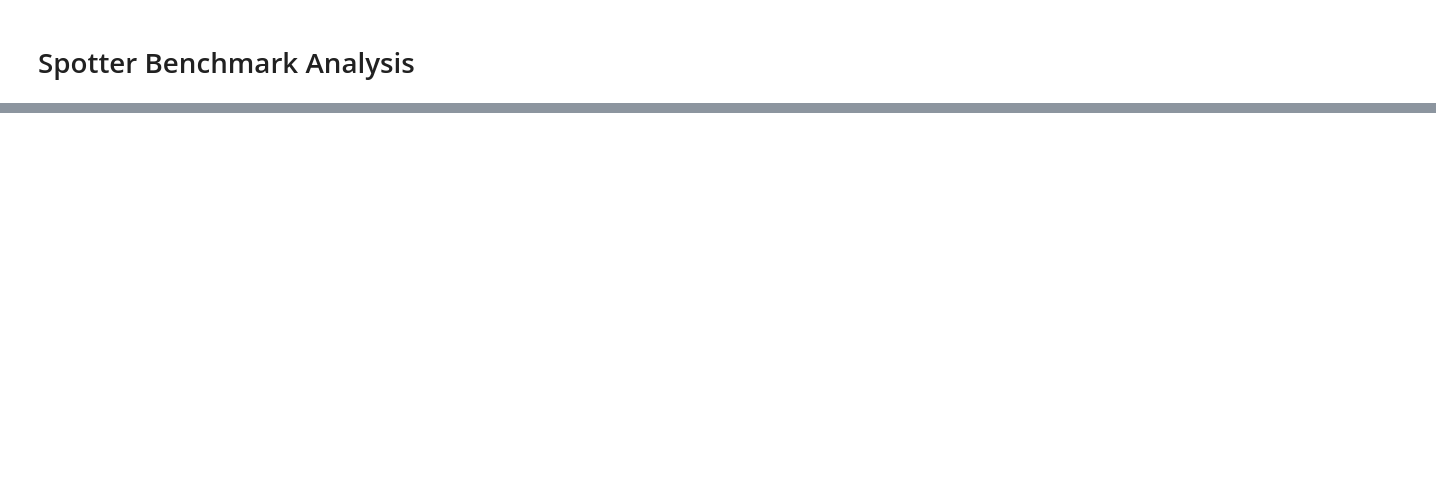
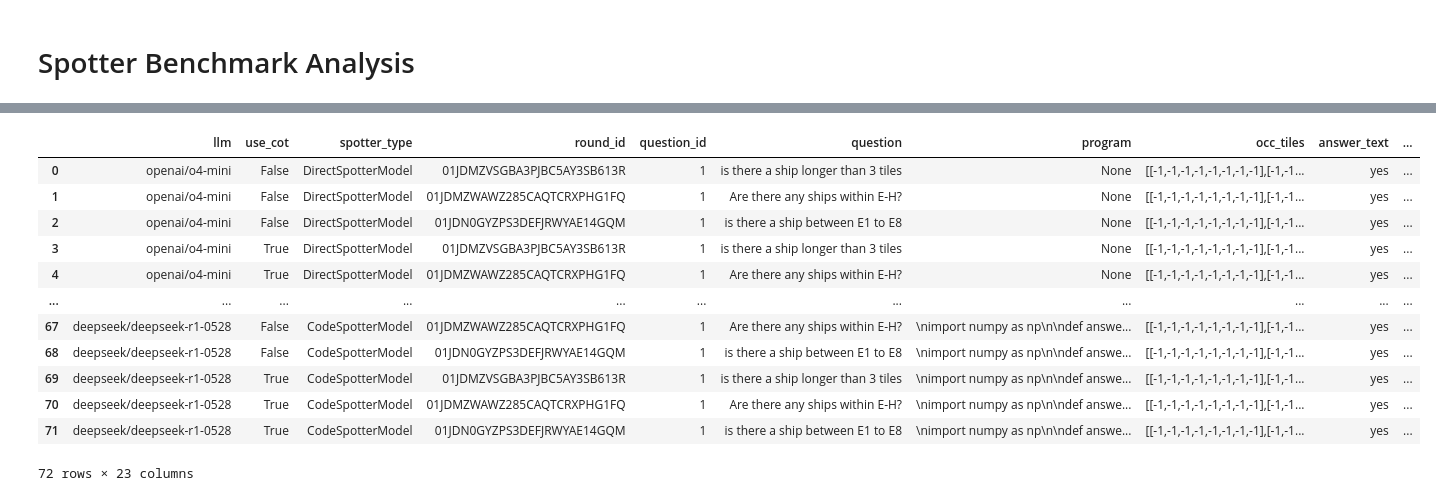
Before and after one commit to gabegrand/battleship, a Jupyter notebook: experiments/collaborative/spotter_analysis.ipynb, the cells around one changed output, grey strips where cells are left out. Saved outputs shown, nothing was run; the diff lists cells and outputs as text; code cells hidden in the pictures; blank space fills up the shorter version.

```diff
--- a/experiments/collaborative/spotter_analysis.ipynb
+++ b/experiments/collaborative/spotter_analysis.ipynb
@@ -43,20 +65,34 @@ df
 # %%
 # Add display names and categorizations for analysis
 def add_display_fields(df):
     """Add display names and categorizations to the dataframe."""
     # Add spotter type categorization
     df["spotter_type_short"] = df.apply(
-        lambda row: get_spotter_type_short(row["spotterModel"], row["CoT"]), axis=1
+        lambda row: get_spotter_type_short(row["spotter_type"], row["use_cot"]), axis=1
     )
 
     # Add model display name
-    df["model_display_name"] = df["model"].map(MODEL_DISPLAY_NAMES)
+    df["llm_display_name"] = df["llm"].map(MODEL_DISPLAY_NAMES)
 
     return df
 
 # Process the dataframe
 df = add_display_fields(df)
 df
+# %% [output]
+|  | llm | use_cot | spotter_type | round_id | question_id | question | program | occ_tiles | answer_text | ... |
+| 0 | openai/o4-mini | False | DirectSpotterModel | 01JDMZVSGBA3PJBC5AY3SB613R | 1 | is there a ship longer than 3 tiles | None | [[-1,-1,-1,-1,-1,-1,-1,-1],[-1,-1... | yes | ... |
+| 1 | openai/o4-mini | False | DirectSpotterModel | 01JDMZWAWZ285CAQTCRXPHG1FQ | 1 | Are there any ships within E-H? | None | [[-1,-1,-1,-1,-1,-1,-1,-1],[-1,-1... | yes | ... |
+| 2 | openai/o4-mini | False | DirectSpotterModel | 01JDN0GYZPS3DEFJRWYAE14GQM | 1 | is there a ship between E1 to E8 | None | [[-1,-1,-1,-1,-1,-1,-1,-1],[-1,-1... | yes | ... |
+| 3 | openai/o4-mini | True | DirectSpotterModel | 01JDMZVSGBA3PJBC5AY3SB613R | 1 | is there a ship longer than 3 tiles | None | [[-1,-1,-1,-1,-1,-1,-1,-1],[-1,-1... | yes | ... |
+| 4 | openai/o4-mini | True | DirectSpotterModel | 01JDMZWAWZ285CAQTCRXPHG1FQ | 1 | Are there any ships within E-H? | None | [[-1,-1,-1,-1,-1,-1,-1,-1],[-1,-1... | yes | ... |
+| ... | ... | ... | ... | ... | ... | ... | ... | ... | ... | ... |
+| 67 | deepseek/deepseek-r1-0528 | False | CodeSpotterModel | 01JDMZWAWZ285CAQTCRXPHG1FQ | 1 | Are there any ships within E-H? | \nimport numpy as np\n\ndef answe... | [[-1,-1,-1,-1,-1,-1,-1,-1],[-1,-1... | yes | ... |
+| 68 | deepseek/deepseek-r1-0528 | False | CodeSpotterModel | 01JDN0GYZPS3DEFJRWYAE14GQM | 1 | is there a ship between E1 to E8 | \nimport numpy as np\n\ndef answe... | [[-1,-1,-1,-1,-1,-1,-1,-1],[-1,-1... | yes | ... |
+| 69 | deepseek/deepseek-r1-0528 | True | CodeSpotterModel | 01JDMZVSGBA3PJBC5AY3SB613R | 1 | is there a ship longer than 3 tiles | \nimport numpy as np\n\ndef answe... | [[-1,-1,-1,-1,-1,-1,-1,-1],[-1,-1... | yes | ... |
+| 70 | deepseek/deepseek-r1-0528 | True | CodeSpotterModel | 01JDMZWAWZ285CAQTCRXPHG1FQ | 1 | Are there any ships within E-H? | \nimport numpy as np\n\ndef answe... | [[-1,-1,-1,-1,-1,-1,-1,-1],[-1,-1... | yes | ... |
+| 71 | deepseek/deepseek-r1-0528 | True | CodeSpotterModel | 01JDN0GYZPS3DEFJRWYAE14GQM | 1 | is there a ship between E1 to E8 | \nimport numpy as np\n\ndef answe... | [[-1,-1,-1,-1,-1,-1,-1,-1],[-1,-1... | yes | ... |
+72 rows × 23 columns
 # %%
 # Check distribution of raw answer text
 df["answer_text"].value_counts(dropna=False).plot(kind="bar")
```
Also changed, not shown: parts of 7 cells of this notebook, 5 other files.
